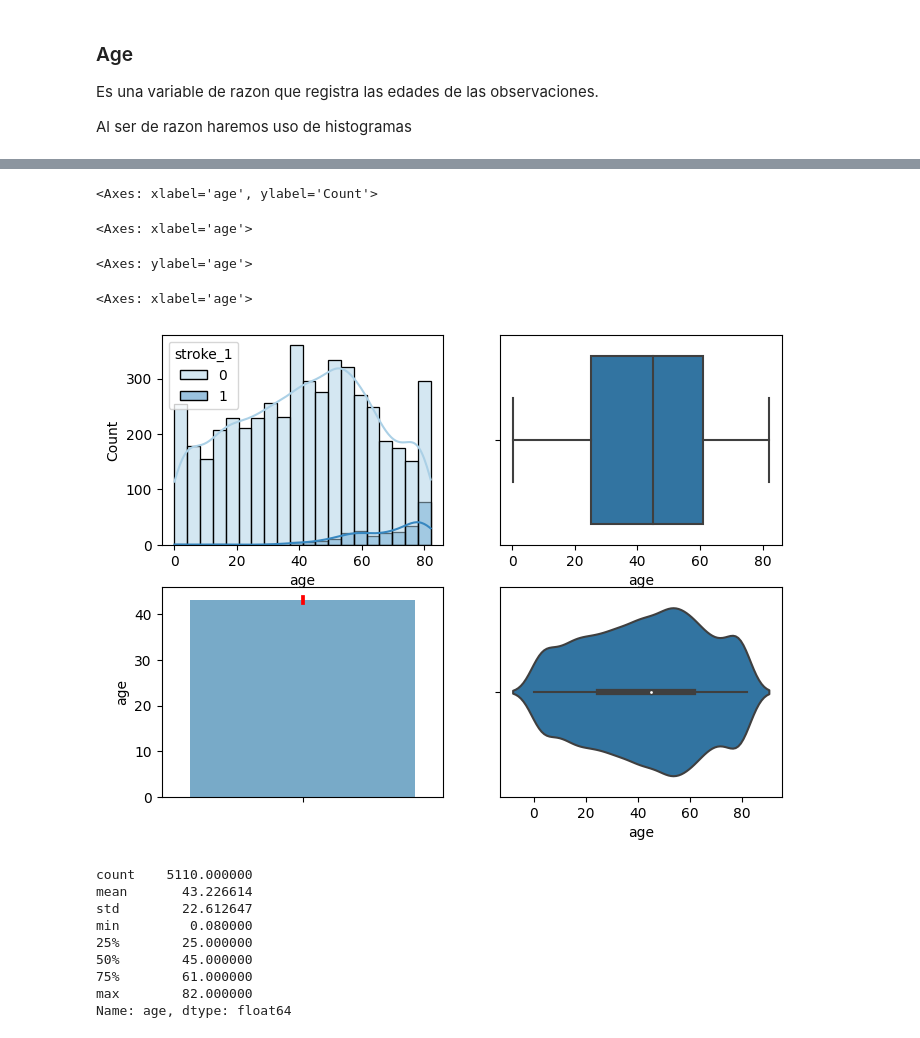
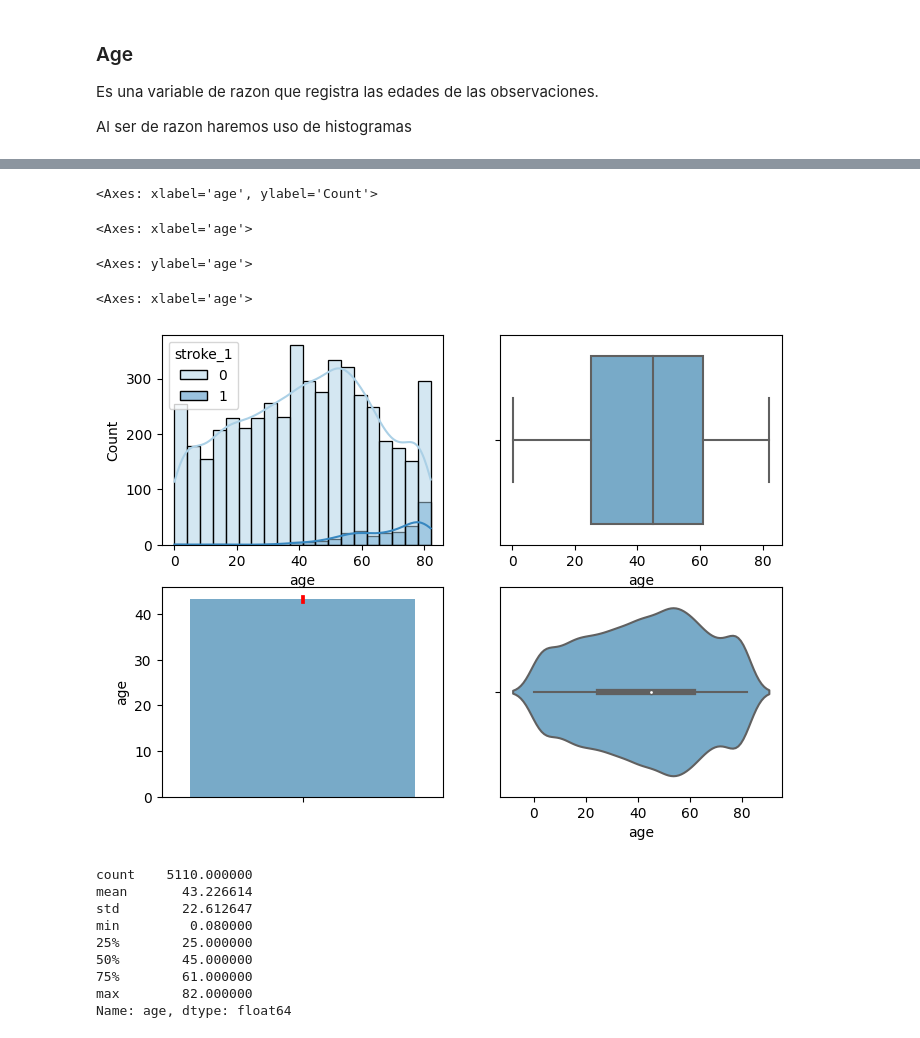
Before and after one commit to SamQuintero/PAD, a Jupyter notebook: analisis.ipynb, the cells around one changed output, grey strips where cells are left out. Drawn from its saved outputs; the diff is of its cells as text; code cells hidden in the pictures.

```diff
--- a/analisis.ipynb
+++ b/analisis.ipynb
@@ -476,17 +452,17 @@ sns.histplot(data=data, x="age", bins=20)
 # %%
 fig, ax = plt.subplots(2,2, figsize=(8,6))
 # Usamos un histograma con referencia a si tuvieron o no un derrame (0: no tuvieron, 1: si tuvieron)
 sns.histplot(data=data_dumms_todas, x="age", hue="stroke_1", kde=True, ax=ax[0,0], palette="Blues")
 #grafica de bigotes
-sns.boxplot(x=data_dumms_todas.age, ax=ax[0,1])
+sns.boxplot(x=data_dumms_todas.age, ax=ax[0,1], palette="Blues")
 sns.barplot(data=data_dumms_todas, y="age", errcolor="red", ax=ax[1,0], palette="Blues")
-sns.violinplot(x=data_dumms_todas.age, ax=ax[1,1])
+sns.violinplot(x=data_dumms_todas.age, ax=ax[1,1], palette="Blues")
 # %% [output]
 <Axes: xlabel='age', ylabel='Count'>
 <Axes: xlabel='age'>
 <Axes: ylabel='age'>
 <Axes: xlabel='age'>
-[figure, old version]
+[figure, new version]
 # %%
 data_dumms_todas.age.describe()
 # %% [output]
```
Also changed, not shown: parts of 12 cells of this notebook.
